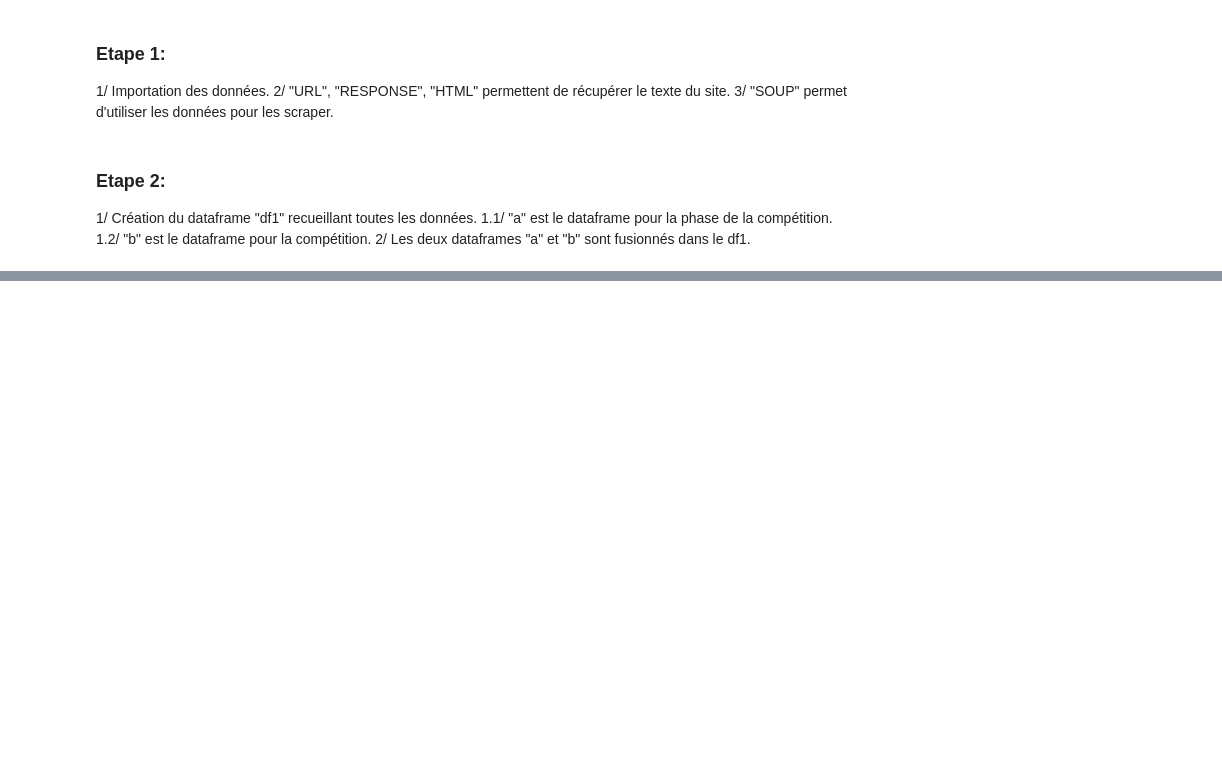
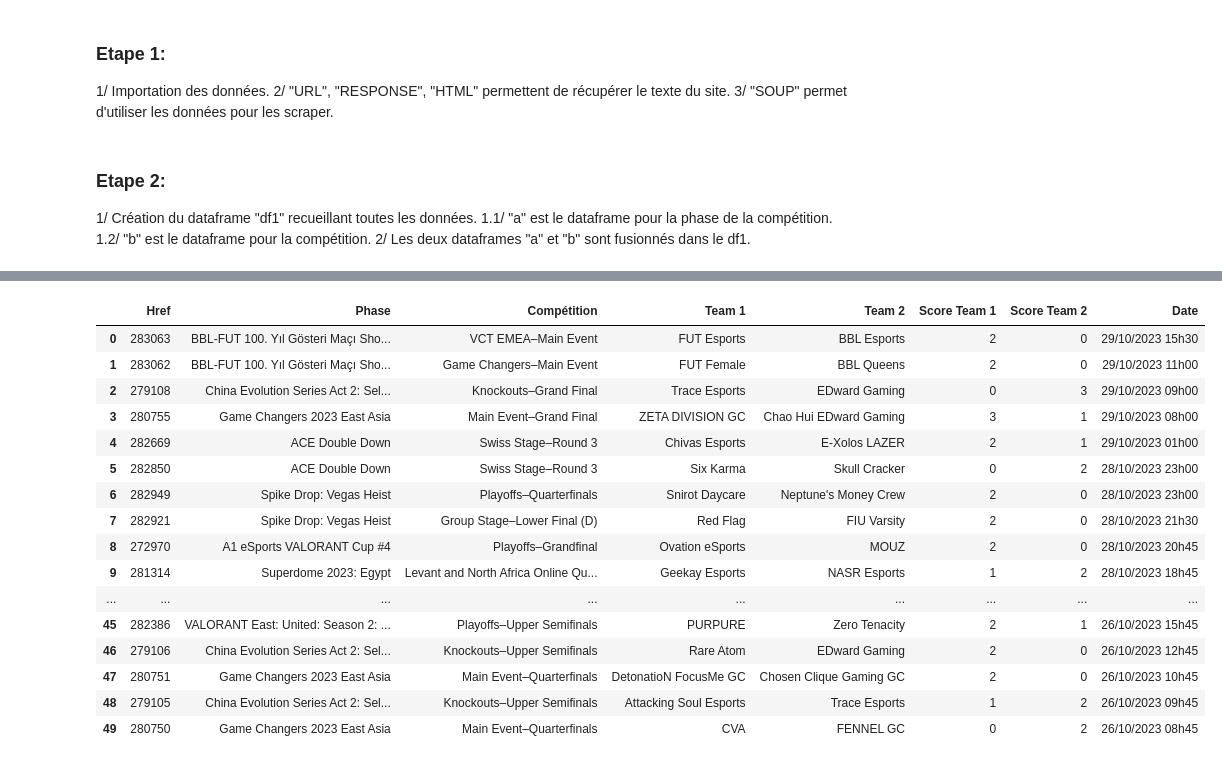
Before and after one commit to Finallo/Statoscop, a Jupyter notebook: test.ipynb, the cells around one changed output, grey strips where cells are left out. Saved outputs shown, nothing was run; the diff lists cells and outputs as text; code cells hidden in the pictures; blank space fills up the shorter version.

```diff
--- a/test.ipynb
+++ b/test.ipynb
@@ -132,0 +190,27 @@ df1
+# %%
+h = pd.DataFrame(columns=['Href'])
+hrefs = soup.find_all("a", class_="wf-module-item")
+for href in hrefs :
+    texts2 = href.get('href')
+    h = h._append({'Href':texts2[1:7]}, ignore_index=True)
+
+df1 = h.join(df1, how='inner')
+df1
+# %% [output]
+|  | Href | Phase | Compétition | Team 1 | Team 2 | Score Team 1 | Score Team 2 | Date |
+| 0 | 283063 | BBL-FUT 100. Yıl Gösteri Maçı Sho... | VCT EMEA–Main Event | FUT Esports | BBL Esports | 2 | 0 | 29/10/2023 15h30 |
+| 1 | 283062 | BBL-FUT 100. Yıl Gösteri Maçı Sho... | Game Changers–Main Event | FUT Female | BBL Queens | 2 | 0 | 29/10/2023 11h00 |
+| 2 | 279108 | China Evolution Series Act 2: Sel... | Knockouts–Grand Final | Trace Esports | EDward Gaming | 0 | 3 | 29/10/2023 09h00 |
+| 3 | 280755 | Game Changers 2023 East Asia | Main Event–Grand Final | ZETA DIVISION GC | Chao Hui EDward Gaming | 3 | 1 | 29/10/2023 08h00 |
+| 4 | 282669 | ACE Double Down | Swiss Stage–Round 3 | Chivas Esports | E-Xolos LAZER | 2 | 1 | 29/10/2023 01h00 |
+| 5 | 282850 | ACE Double Down | Swiss Stage–Round 3 | Six Karma | Skull Cracker | 0 | 2 | 28/10/2023 23h00 |
+| 6 | 282949 | Spike Drop: Vegas Heist | Playoffs–Quarterfinals | Snirot Daycare | Neptune's Money Crew | 2 | 0 | 28/10/2023 23h00 |
+| 7 | 282921 | Spike Drop: Vegas Heist | Group Stage–Lower Final (D) | Red Flag | FIU Varsity | 2 | 0 | 28/10/2023 21h30 |
+| 8 | 272970 | A1 eSports VALORANT Cup #4 | Playoffs–Grandfinal | Ovation eSports | MOUZ | 2 | 0 | 28/10/2023 20h45 |
+| 9 | 281314 | Superdome 2023: Egypt | Levant and North Africa Online Qu... | Geekay Esports | NASR Esports | 1 | 2 | 28/10/2023 18h45 |
+| ... | ... | ... | ... | ... | ... | ... | ... | ... |
+| 45 | 282386 | VALORANT East: United: Season 2: ... | Playoffs–Upper Semifinals | PURPURE | Zero Tenacity | 2 | 1 | 26/10/2023 15h45 |
+| 46 | 279106 | China Evolution Series Act 2: Sel... | Knockouts–Upper Semifinals | Rare Atom | EDward Gaming | 2 | 0 | 26/10/2023 12h45 |
+| 47 | 280751 | Game Changers 2023 East Asia | Main Event–Quarterfinals | DetonatioN FocusMe GC | Chosen Clique Gaming GC | 2 | 0 | 26/10/2023 10h45 |
+| 48 | 279105 | China Evolution Series Act 2: Sel... | Knockouts–Upper Semifinals | Attacking Soul Esports | Trace Esports | 1 | 2 | 26/10/2023 09h45 |
+| 49 | 280750 | Game Changers 2023 East Asia | Main Event–Quarterfinals | CVA | FENNEL GC | 0 | 2 | 26/10/2023 08h45 |
```
Also changed, not shown: parts of 4 cells of this notebook, 2 other files.
